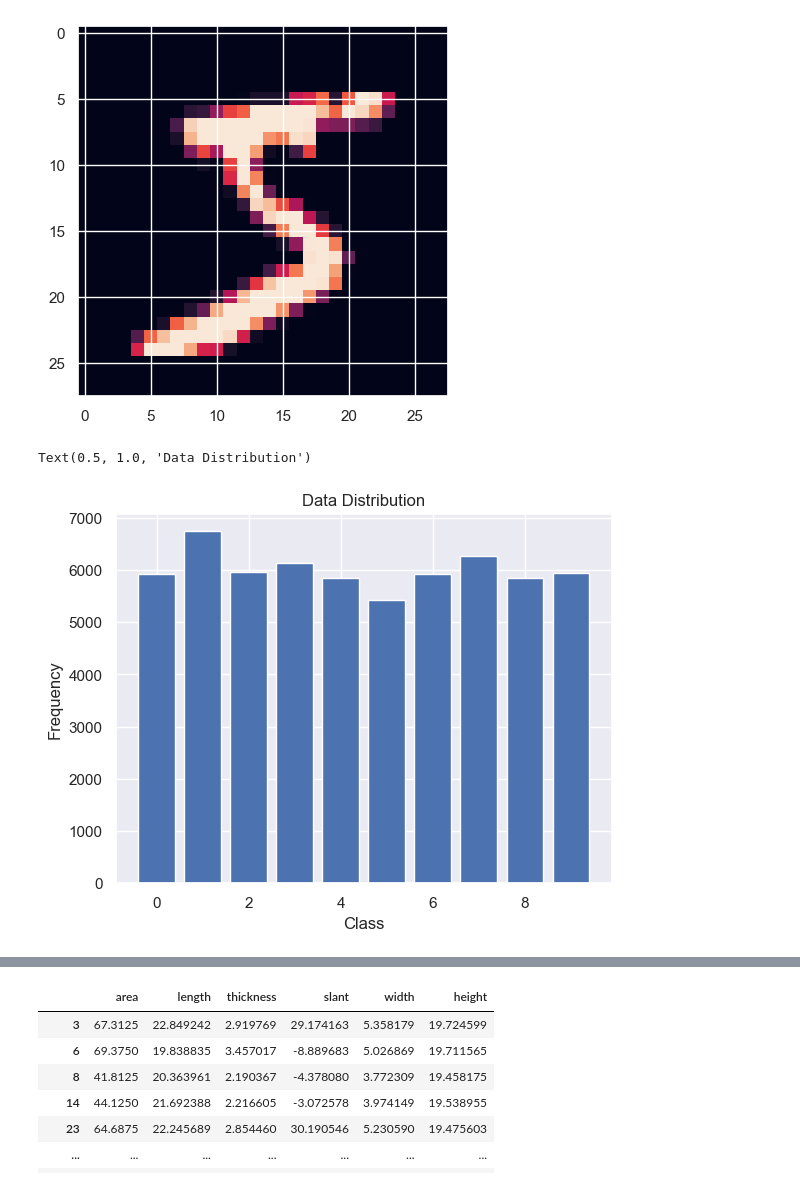
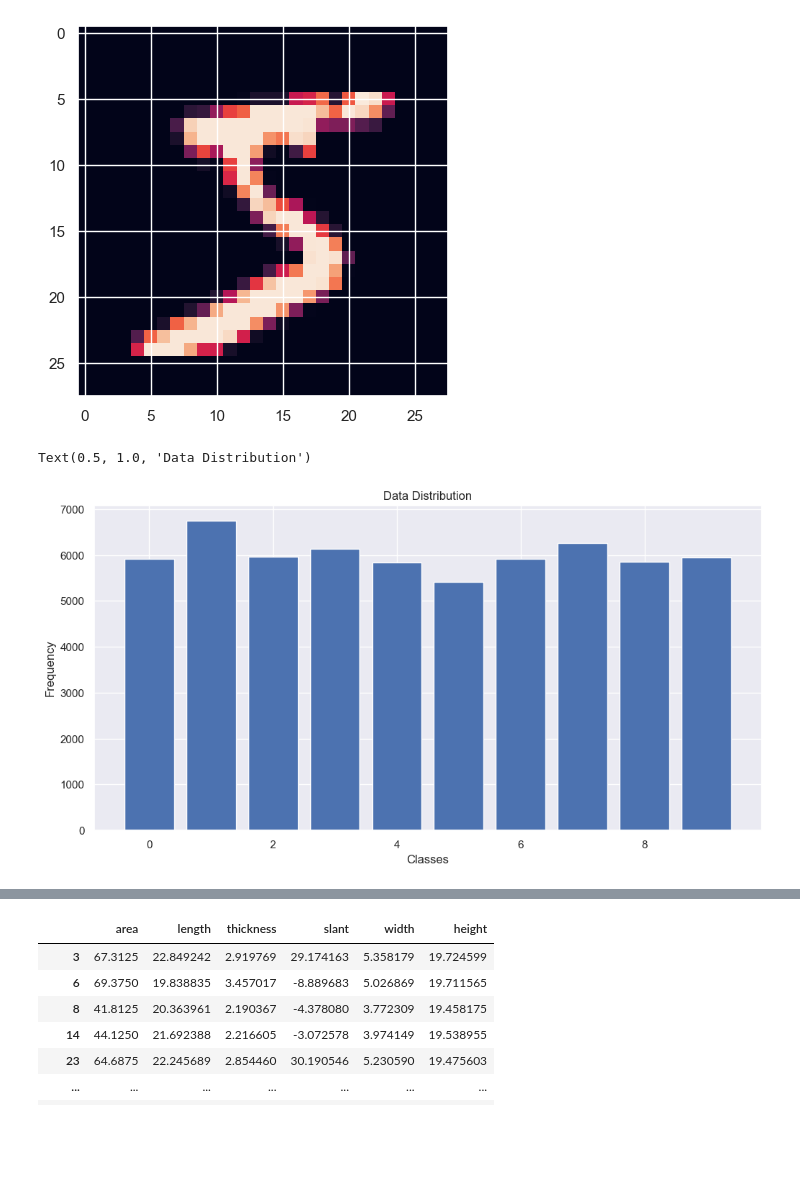
Before and after one commit to GonzaLinares/TP1_RN, a Jupyter notebook: MorphometricMNIST/main.ipynb, the cells around one changed output, grey strips where cells are left out. Saved outputs shown, nothing was run; the diff lists cells and outputs as text; code cells hidden in the pictures; blank space fills up the shorter version.

```diff
--- a/MorphometricMNIST/main.ipynb
+++ b/MorphometricMNIST/main.ipynb
@@ -5,17 +5,17 @@ import matplotlib.pyplot as plt
 import numpy as np
 import seaborn as sns
 
-sns.set()
+sns.set_theme()
 (x_train, y_labels) , (x_test, y_test) = mnist.load_data()
 train_morpho = pd.read_csv("./Data/train-morpho.csv")
 test_morpho = pd.read_csv("./Data/t10k-morpho.csv")
 train_morpho.drop(["index"], axis=1, inplace=True)
 test_morpho.drop(["index"], axis=1, inplace=True)
-train_morpho.slant = train_morpho.slant*180/np.pi
+train_morpho.slant = train_morpho.slant*180/np.pi #Lo pasamos a grados
 test_morpho.slant = test_morpho.slant*180/np.pi
 
 x_val = x_train[50000:]/255
-y_val = train_morpho.slant.to_numpy()[50000:] #Lo pasamos a grados
+y_val = train_morpho.slant.to_numpy()[50000:]
 x_train = x_train[:50000]/255
 y_train = train_morpho.slant.to_numpy()[:50000]
 labels = np.unique(y_labels)
@@ -25,14 +25,16 @@ plt.imshow(x_train[0])
 <matplotlib.image.AxesImage at 0x...>
 [figure]
 # %%
-classes, frequency = np.unique(y_labels, return_counts=True)
-plt.bar(classes, frequency)
-plt.xlabel("Class")
+num, frequency = np.unique(y_labels, return_counts=True)
+plt.bar(labels, frequency)
+plt.gcf().tight_layout(pad=0)
+plt.gcf().set_figwidth(10)
+plt.xlabel("Classes")
 plt.ylabel("Frequency")
 plt.title("Data Distribution")
 # %% [output]
 Text(0.5, 1.0, 'Data Distribution')
-[figure, old version]
+[figure, new version]
 # %%
 train_morpho.slant.hist(bins=100)
 # %% [output]
```
Also changed, not shown: parts of 9 cells of this notebook, 7 other files.
